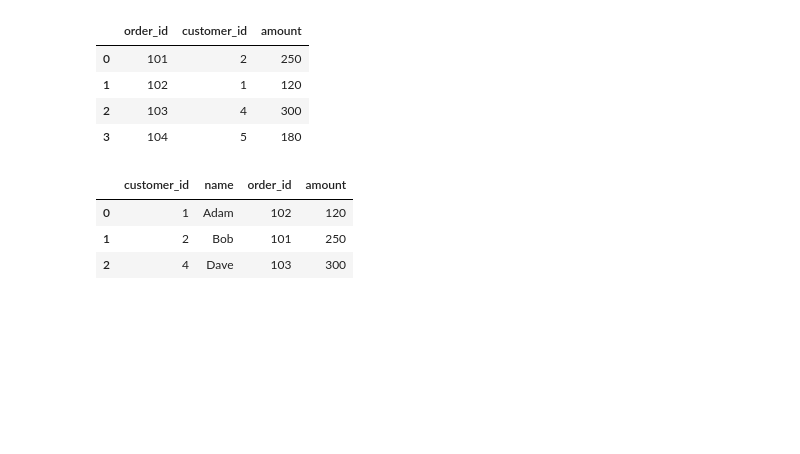
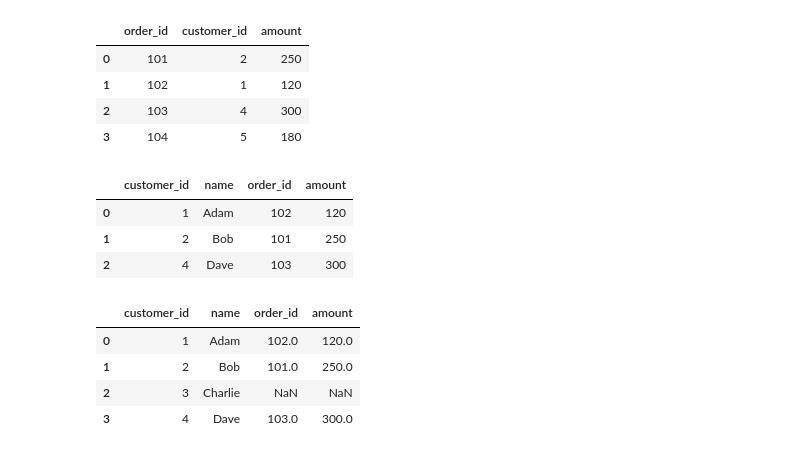
Before and after one commit to Ayushman2005/Machine_Learning, a Jupyter notebook: Pandas/Pandas.ipynb, the cells around one changed output. Cells and saved outputs as stored; diff of their text form; code cells hidden in the pictures; blank space fills up the shorter version.

```diff
--- a/Pandas/Pandas.ipynb
+++ b/Pandas/Pandas.ipynb
@@ -1380,3 +1380,11 @@ pd.merge(df_customers, df_order, on="customer_id")
 | 0 | 1 | Adam | 102 | 120 |
 | 1 | 2 | Bob | 101 | 250 |
 | 2 | 4 | Dave | 103 | 300 |
+# %%
+pd.merge(df_customers, df_order, how = "left") #Left Join
+# %% [output]
+|  | customer_id | name | order_id | amount |
+| 0 | 1 | Adam | 102.0 | 120.0 |
+| 1 | 2 | Bob | 101.0 | 250.0 |
+| 2 | 3 | Charlie | NaN | NaN |
+| 3 | 4 | Dave | 103.0 | 300.0 |
```
Also changed, not shown: parts of 4 cells of this notebook.
